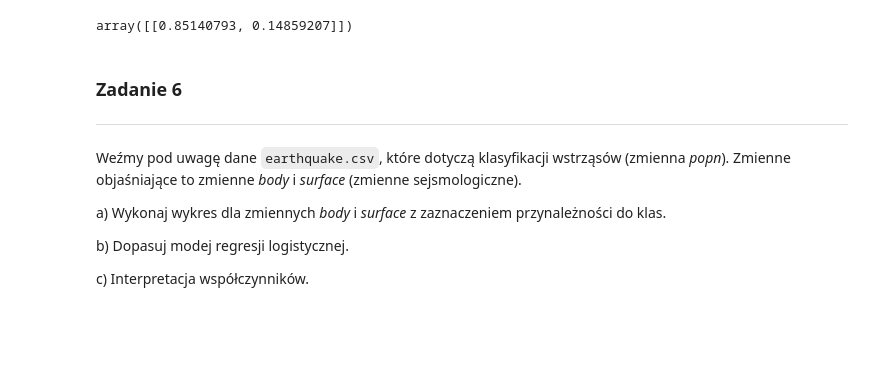
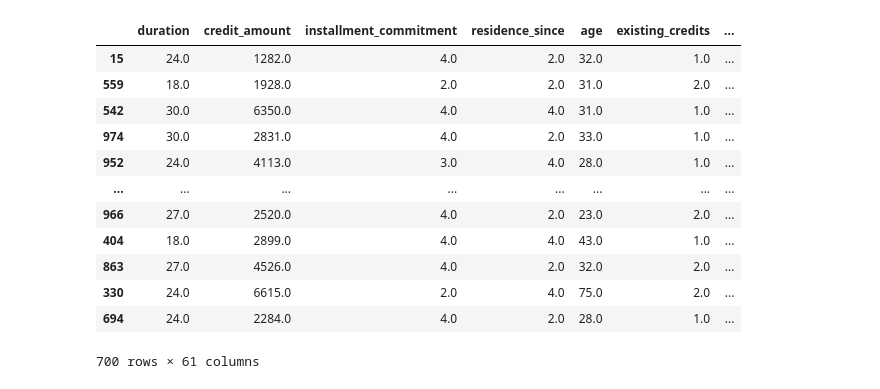
Before and after one commit to kzdunczyk/pw, a Jupyter notebook: hm2/homework2.ipynb, the cells around one changed output. Drawn from its saved outputs; the diff is of its cells as text; code cells hidden in the pictures; blank space fills up the shorter version.

```diff
--- a/hm2/homework2.ipynb
+++ b/hm2/homework2.ipynb
@@ -215,14 +10,0 @@ new_obs = pd.DataFrame({'sbp': [127],
-# %%
-lm.predict_proba(new_obs)
-# %% [output]
-array([[0.85140793, 0.14859207]])
-# %% [markdown]
-### Zadanie 6
------
-Weźmy pod uwagę dane `earthquake.csv`, które dotyczą klasyfikacji wstrząsów (zmienna *popn*). Zmienne objaśniające to zmienne *body* i *surface* (zmienne sejsmologiczne).
-
-a) Wykonaj wykres dla zmiennych *body* i *surface* z zaznaczeniem przynależności do klas.
-
-b) Dopasuj modej regresji logistycznej.
-
-c) Interpretacja współczynników.
@@ -230,0 +11,31 @@ earthquake = pd.read_csv("earthquake.txt", sep=" ")
+# %%
+#dane
+data = fetch_openml(data_id=31)
+
+# Utwórz DataFrame z danych i etykiet
+df = pd.DataFrame(data.data, columns=data.feature_names)
+
+# Dodaj kolumnę z etykietami
+df['target'] = pd.Series(data.target, name='target')
+
+df = pd.get_dummies(df)
+df.replace({True: 1, False: 0}, inplace=True)
+y = df['target_good']
+X = df.drop(['target_good', 'target_bad'], axis=1)
+# zbiór testowy i treningowy
+X_train, X_test, y_train, y_test = train_test_split(X, y, test_size=0.3, random_state=335723)
+X_train
+# %% [output]
+|  | duration | credit_amount | installment_commitment | residence_since | age | existing_credits | ... |
+| 15 | 24.0 | 1282.0 | 4.0 | 2.0 | 32.0 | 1.0 | ... |
+| 559 | 18.0 | 1928.0 | 2.0 | 2.0 | 31.0 | 2.0 | ... |
+| 542 | 30.0 | 6350.0 | 4.0 | 4.0 | 31.0 | 1.0 | ... |
+| 974 | 30.0 | 2831.0 | 4.0 | 2.0 | 33.0 | 1.0 | ... |
+| 952 | 24.0 | 4113.0 | 3.0 | 4.0 | 28.0 | 1.0 | ... |
+| ... | ... | ... | ... | ... | ... | ... | ... |
+| 966 | 27.0 | 2520.0 | 4.0 | 2.0 | 23.0 | 2.0 | ... |
+| 404 | 18.0 | 2899.0 | 4.0 | 4.0 | 43.0 | 1.0 | ... |
+| 863 | 27.0 | 4526.0 | 4.0 | 2.0 | 32.0 | 2.0 | ... |
+| 330 | 24.0 | 6615.0 | 2.0 | 4.0 | 75.0 | 2.0 | ... |
+| 694 | 24.0 | 2284.0 | 4.0 | 2.0 | 28.0 | 1.0 | ... |
+700 rows × 61 columns
```
Also changed, not shown: parts of 37 cells of this notebook.
